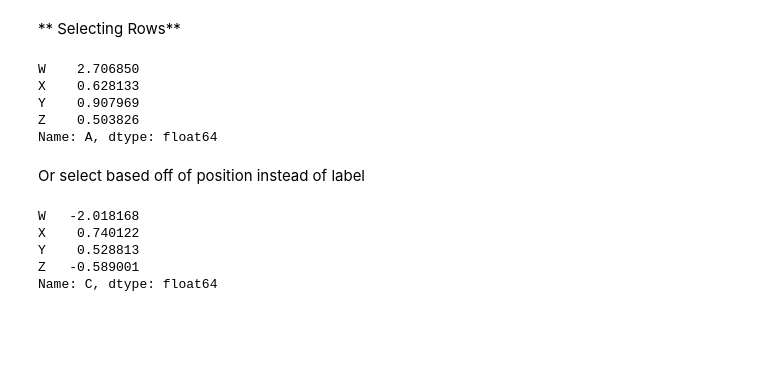
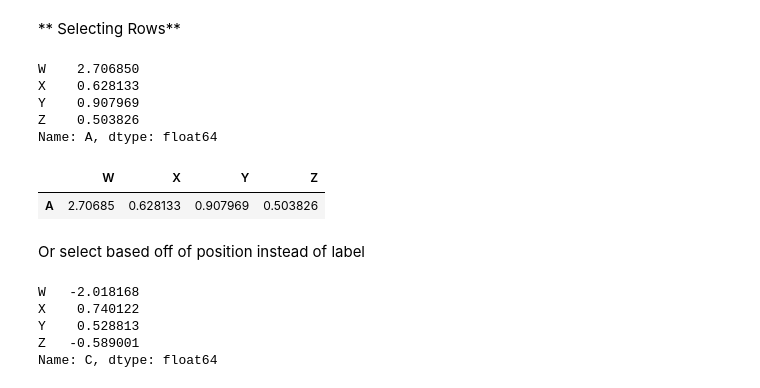
Before and after one commit to ComputingTelU/Pelatihan-Python, a Jupyter notebook: 2018/Python-for-Data-Analysis/Pandas/DataFrames.ipynb, the cells around one changed output. Drawn from its saved outputs; the diff is of its cells as text; code cells hidden in the pictures; blank space fills up the shorter version.

```diff
--- a/2018/Python-for-Data-Analysis/Pandas/DataFrames.ipynb
+++ b/2018/Python-for-Data-Analysis/Pandas/DataFrames.ipynb
@@ -128,6 +159,11 @@ X    0.628133
 Y    0.907969
 Z    0.503826
 Name: A, dtype: float64
+# %%
+df.loc[['A']]
+# %% [output]
+|  | W | X | Y | Z |
+| A | 2.70685 | 0.628133 | 0.907969 | 0.503826 |
 # %% [markdown]
 Or select based off of position instead of label
 # %%
```
Also changed, not shown: parts of 16 cells of this notebook, 5 other files.
